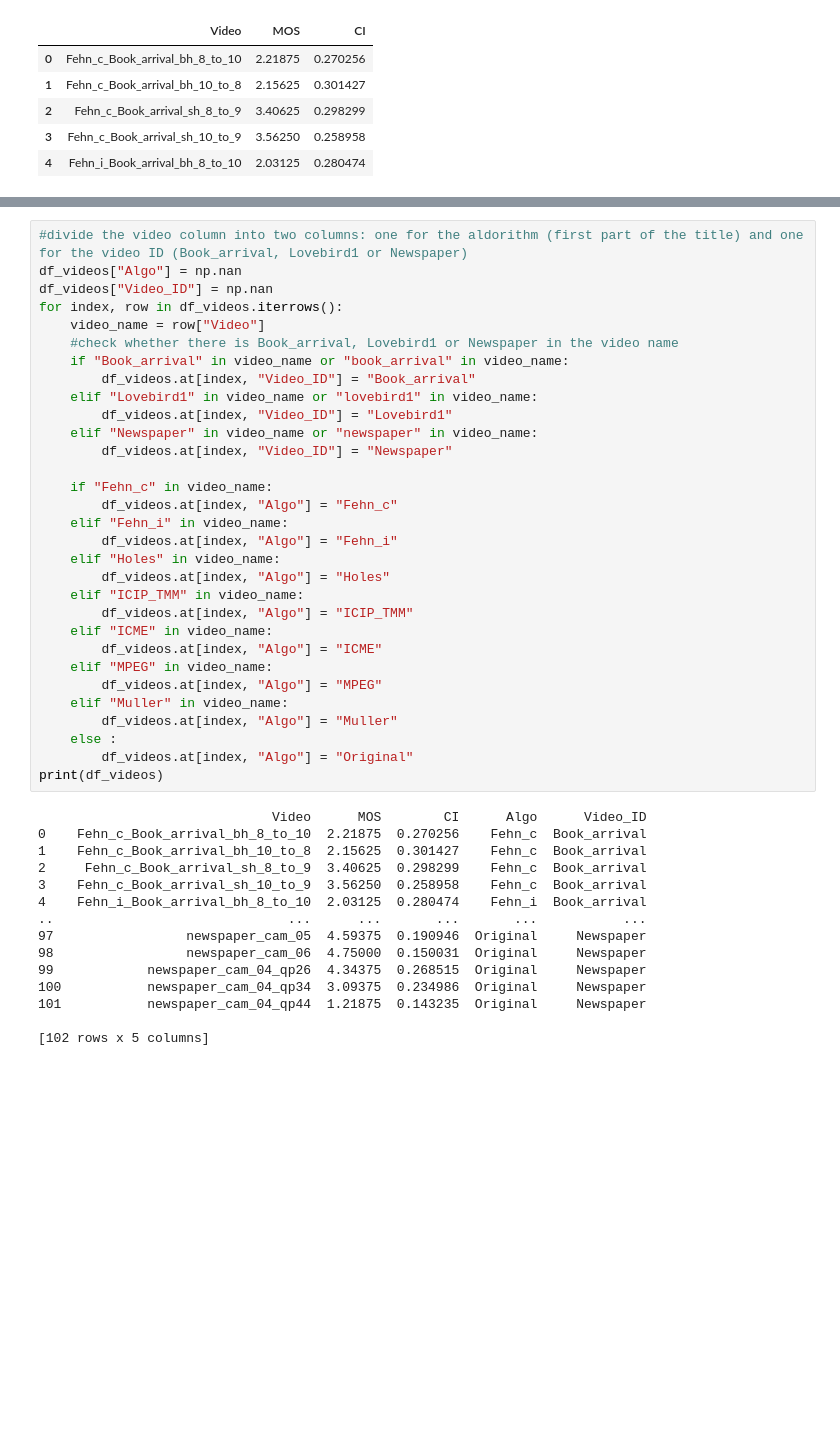
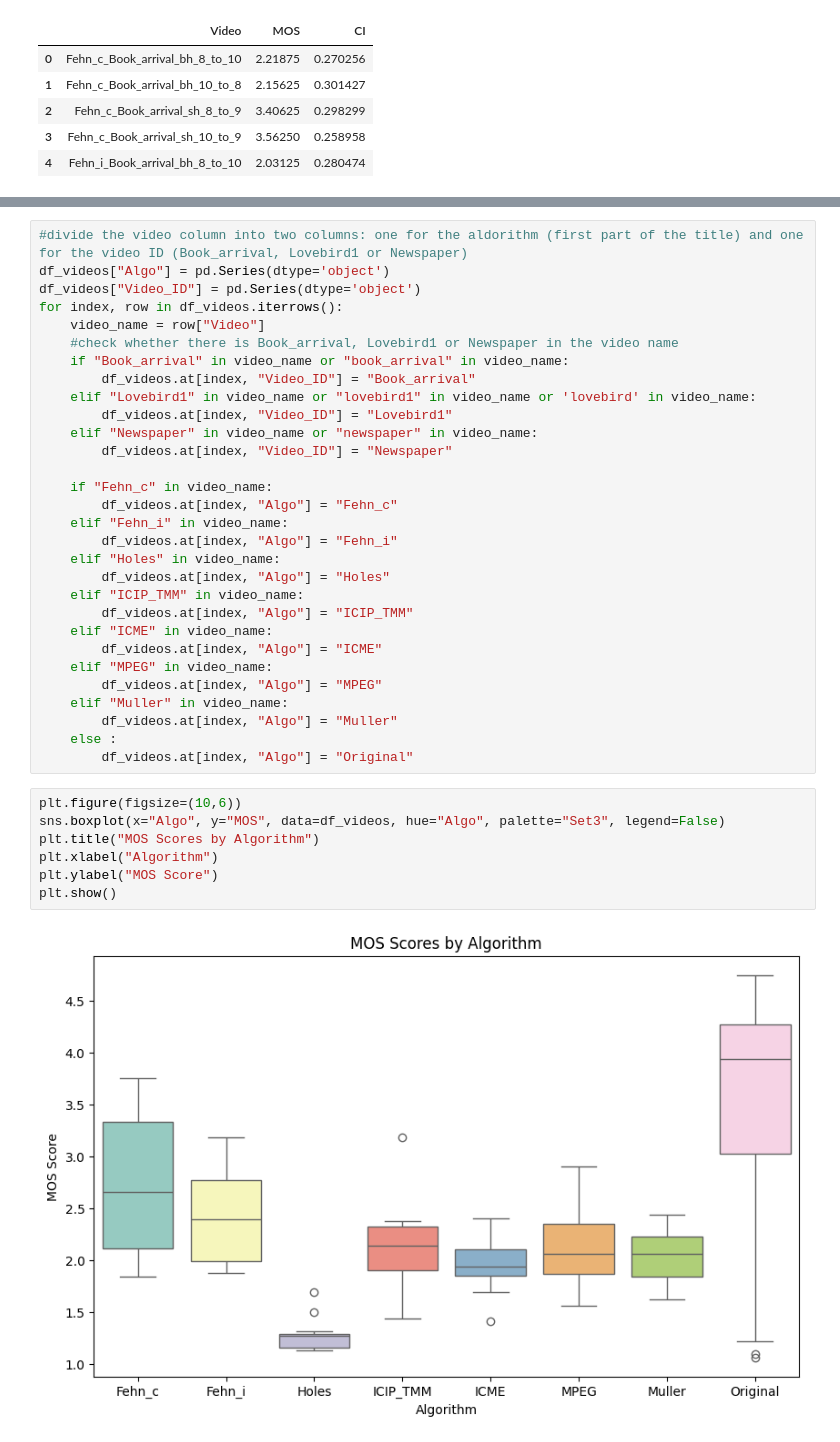
Before and after one commit to marrryzebwjq/Quality-of-Experience, a Jupyter notebook: project.ipynb, the cells around one changed output, grey strips where cells are left out. Drawn from its saved outputs; the diff is of its cells as text; blank space fills up the shorter version.

```diff
--- a/project.ipynb
+++ b/project.ipynb
@@ -25,13 +27,13 @@ df_videos.head()
 # %%
 #divide the video column into two columns: one for the aldorithm (first part of the title) and one for the video ID (Book_arrival, Lovebird1 or Newspaper)
-df_videos["Algo"] = np.nan
-df_videos["Video_ID"] = np.nan
+df_videos["Algo"] = pd.Series(dtype='object')
+df_videos["Video_ID"] = pd.Series(dtype='object')
 for index, row in df_videos.iterrows():
     video_name = row["Video"]
     #check whether there is Book_arrival, Lovebird1 or Newspaper in the video name
     if "Book_arrival" in video_name or "book_arrival" in video_name:
         df_videos.at[index, "Video_ID"] = "Book_arrival"
-    elif "Lovebird1" in video_name or "lovebird1" in video_name:
+    elif "Lovebird1" in video_name or "lovebird1" in video_name or 'lovebird' in video_name:
         df_videos.at[index, "Video_ID"] = "Lovebird1"
     elif "Newspaper" in video_name or "newspaper" in video_name:
         df_videos.at[index, "Video_ID"] = "Newspaper"
@@ -52,19 +54,12 @@ for index, row in df_videos.iterrows():
         df_videos.at[index, "Algo"] = "Muller"
     else :
         df_videos.at[index, "Algo"] = "Original"
-print(df_videos)
-# %% [output]
-                              Video      MOS        CI      Algo      Video_ID
-0    Fehn_c_Book_arrival_bh_8_to_10  2.21875  0.270256    Fehn_c  Book_arrival
-1    Fehn_c_Book_arrival_bh_10_to_8  2.15625  0.301427    Fehn_c  Book_arrival
-2     Fehn_c_Book_arrival_sh_8_to_9  3.40625  0.298299    Fehn_c  Book_arrival
-3    Fehn_c_Book_arrival_sh_10_to_9  3.56250  0.258958    Fehn_c  Book_arrival
-4    Fehn_i_Book_arrival_bh_8_to_10  2.03125  0.280474    Fehn_i  Book_arrival
-..                              ...      ...       ...       ...           ...
-97                 newspaper_cam_05  4.59375  0.190946  Original     Newspaper
-98                 newspaper_cam_06  4.75000  0.150031  Original     Newspaper
-99            newspaper_cam_04_qp26  4.34375  0.268515  Original     Newspaper
-100           newspaper_cam_04_qp34  3.09375  0.234986  Original     Newspaper
-101           newspaper_cam_04_qp44  1.21875  0.143235  Original     Newspaper
-
-[102 rows x 5 columns]
+# %%
+plt.figure(figsize=(10,6))
+sns.boxplot(x="Algo", y="MOS", data=df_videos, hue="Algo", palette="Set3", legend=False)
+plt.title("MOS Scores by Algorithm")
+plt.xlabel("Algorithm")
+plt.ylabel("MOS Score")
+plt.show()
+# %% [output]
+[figure, added]
```
Also changed, not shown: parts of 5 cells of this notebook.
